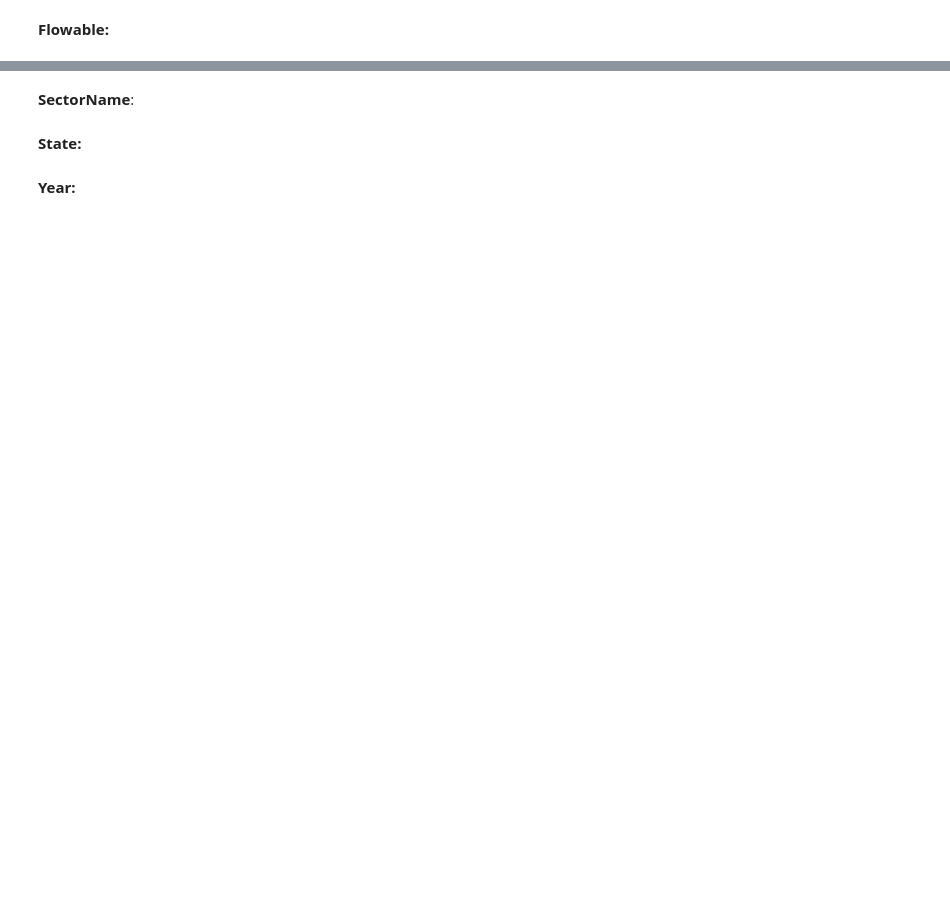
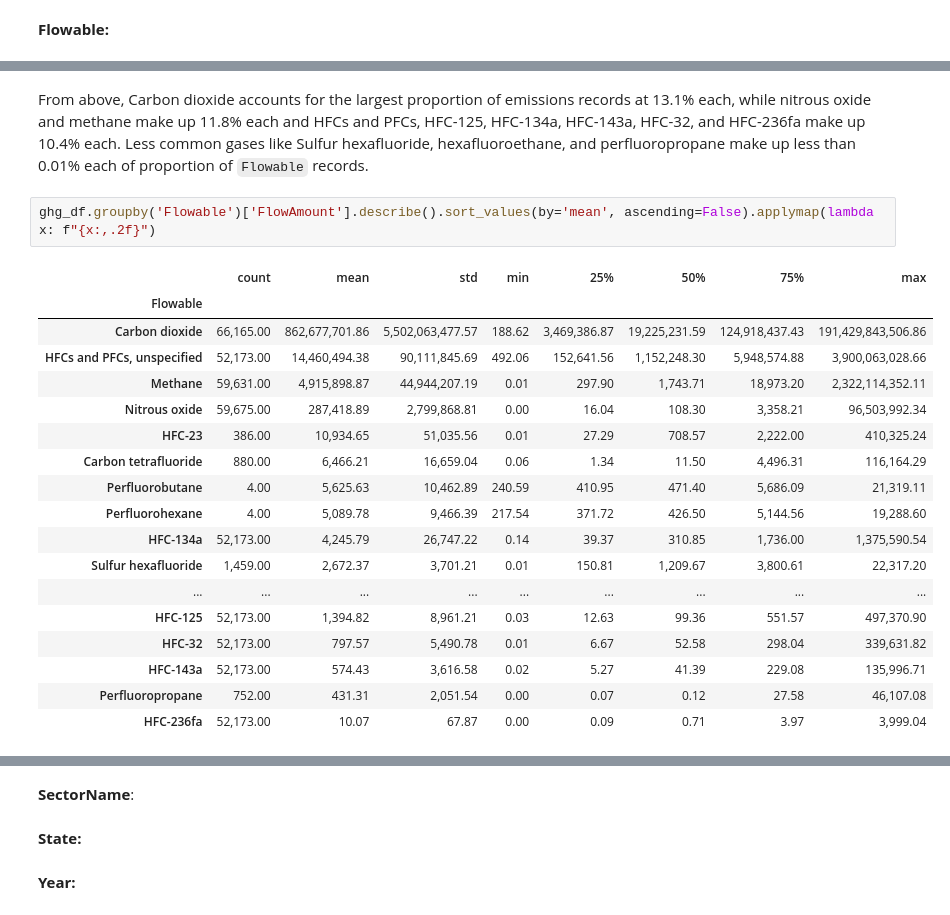
Before and after one commit to samuraijack99/EN685662-SU25-Group-2-Final-Project, a Jupyter notebook: EDA.ipynb, the cells around one changed output, grey strips where cells are left out. Drawn from its saved outputs; the diff is of its cells as text; blank space fills up the shorter version.

```diff
--- a/EDA.ipynb
+++ b/EDA.ipynb
@@ -271,0 +345,23 @@ To begin EDA (Exploratory Data Analysis), each variable of the `Greenhouse Gas E
+# %% [markdown]
+From above, Carbon dioxide accounts for the largest proportion of emissions records at 13.1% each, while nitrous oxide and methane make up 11.8% each and HFCs and PFCs, HFC-125, HFC-134a, HFC-143a, HFC-32, and HFC-236fa make up 10.4% each. Less common gases like Sulfur hexafluoride, hexafluoroethane, and perfluoropropane make up less than 0.01% each of proportion of `Flowable` records.
+# %%
+ghg_df.groupby('Flowable')['FlowAmount'].describe().sort_values(by='mean', ascending=False).applymap(lambda x: f"{x:,.2f}")
+# %% [output]
+|  | count | mean | std | min | 25% | 50% | 75% | max |
+| Flowable |  |  |  |  |  |  |  |  |
+| Carbon dioxide | 66,165.00 | 862,677,701.86 | 5,502,063,477.57 | 188.62 | 3,469,386.87 | 19,225,231.59 | 124,918,437.43 | 191,429,843,506.86 |
+| HFCs and PFCs, unspecified | 52,173.00 | 14,460,494.38 | 90,111,845.69 | 492.06 | 152,641.56 | 1,152,248.30 | 5,948,574.88 | 3,900,063,028.66 |
+| Methane | 59,631.00 | 4,915,898.87 | 44,944,207.19 | 0.01 | 297.90 | 1,743.71 | 18,973.20 | 2,322,114,352.11 |
+| Nitrous oxide | 59,675.00 | 287,418.89 | 2,799,868.81 | 0.00 | 16.04 | 108.30 | 3,358.21 | 96,503,992.34 |
+| HFC-23 | 386.00 | 10,934.65 | 51,035.56 | 0.01 | 27.29 | 708.57 | 2,222.00 | 410,325.24 |
+| Carbon tetrafluoride | 880.00 | 6,466.21 | 16,659.04 | 0.06 | 1.34 | 11.50 | 4,496.31 | 116,164.29 |
+| Perfluorobutane | 4.00 | 5,625.63 | 10,462.89 | 240.59 | 410.95 | 471.40 | 5,686.09 | 21,319.11 |
+| Perfluorohexane | 4.00 | 5,089.78 | 9,466.39 | 217.54 | 371.72 | 426.50 | 5,144.56 | 19,288.60 |
+| HFC-134a | 52,173.00 | 4,245.79 | 26,747.22 | 0.14 | 39.37 | 310.85 | 1,736.00 | 1,375,590.54 |
+| Sulfur hexafluoride | 1,459.00 | 2,672.37 | 3,701.21 | 0.01 | 150.81 | 1,209.67 | 3,800.61 | 22,317.20 |
+| ... | ... | ... | ... | ... | ... | ... | ... | ... |
+| HFC-125 | 52,173.00 | 1,394.82 | 8,961.21 | 0.03 | 12.63 | 99.36 | 551.57 | 497,370.90 |
+| HFC-32 | 52,173.00 | 797.57 | 5,490.78 | 0.01 | 6.67 | 52.58 | 298.04 | 339,631.82 |
+| HFC-143a | 52,173.00 | 574.43 | 3,616.58 | 0.02 | 5.27 | 41.39 | 229.08 | 135,996.71 |
+| Perfluoropropane | 752.00 | 431.31 | 2,051.54 | 0.00 | 0.07 | 0.12 | 27.58 | 46,107.08 |
+| HFC-236fa | 52,173.00 | 10.07 | 67.87 | 0.00 | 0.09 | 0.71 | 3.97 | 3,999.04 |
```
Also changed, not shown: parts of 14 cells of this notebook.
